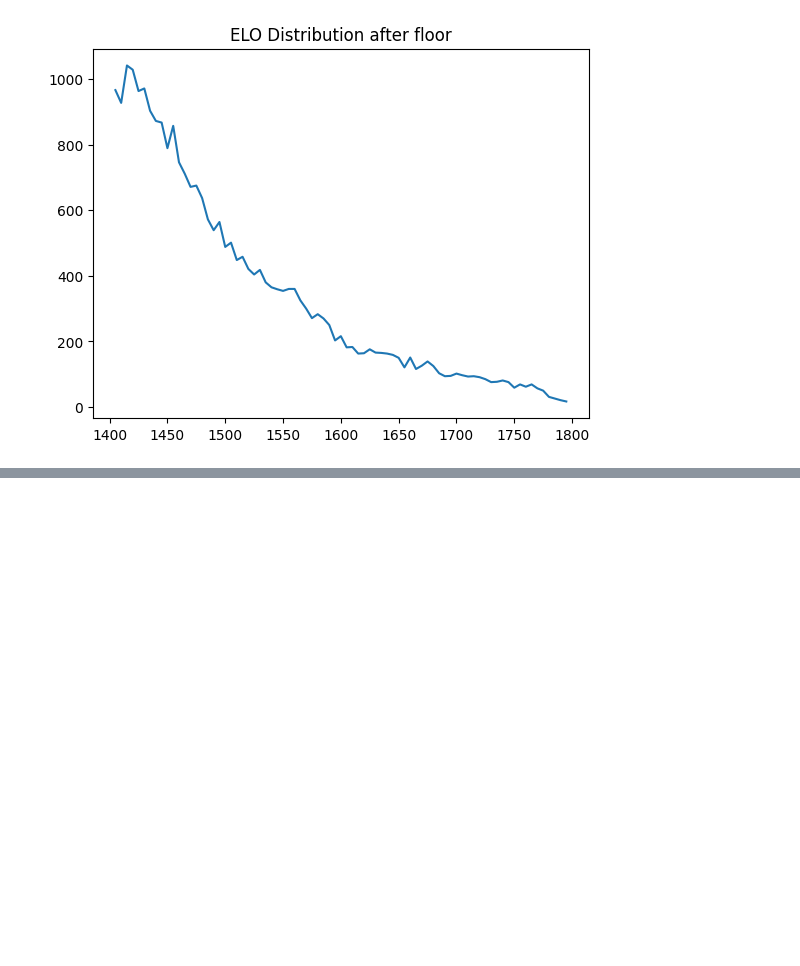
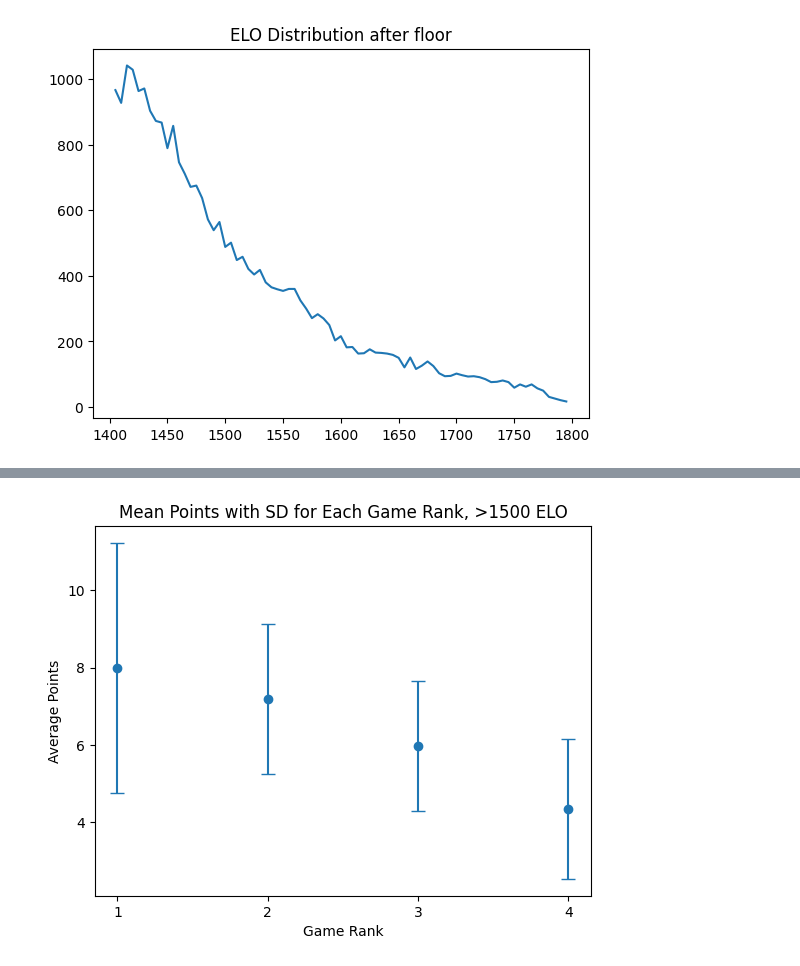
Before and after one commit to utecht/bga_te_stats, a Jupyter notebook: notebook/player_advantage.ipynb, the cells around one changed output, grey strips where cells are left out. Saved outputs shown, nothing was run; the diff lists cells and outputs as text; code cells hidden in the pictures; blank space fills up the shorter version.

```diff
--- a/notebook/player_advantage.ipynb
+++ b/notebook/player_advantage.ipynb
@@ -146,0 +182,20 @@ Text(0.5, 1.0, 'ELO Distribution after floor')
+# %%
+four_player_df = player_df[player_df['Player Count'] == 4]
+high_elo_four = four_player_df[four_player_df['Min Elo'] > 1500]
+mean_points = high_elo_four.groupby('gamerank')['score'].mean()
+std_points = high_elo_four.groupby('gamerank')['score'].std()
+
+# Create a graph with error bars
+plt.errorbar(mean_points.index, mean_points, yerr=std_points, fmt='o', capsize=5)
+
+# Set x and y axis labels
+plt.xlabel('Game Rank')
+plt.ylabel('Average Points')
+
+# Set the title for the graph
+plt.title('Mean Points with SD for Each Game Rank, >1500 ELO')
+
+# Display the graph
+plt.show()
+# %% [output]
+[figure, added]
```
Also changed, not shown: parts of 18 cells of this notebook.
